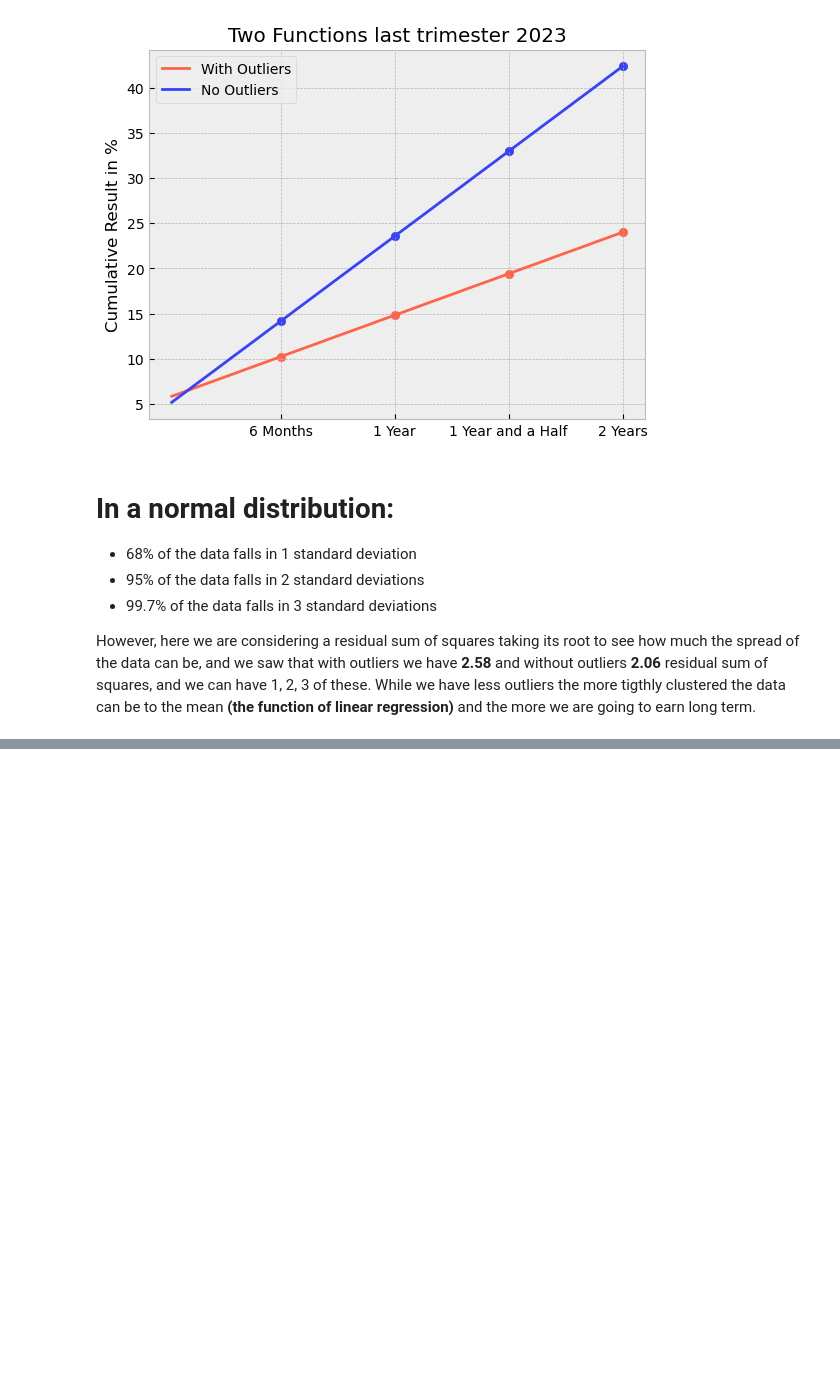
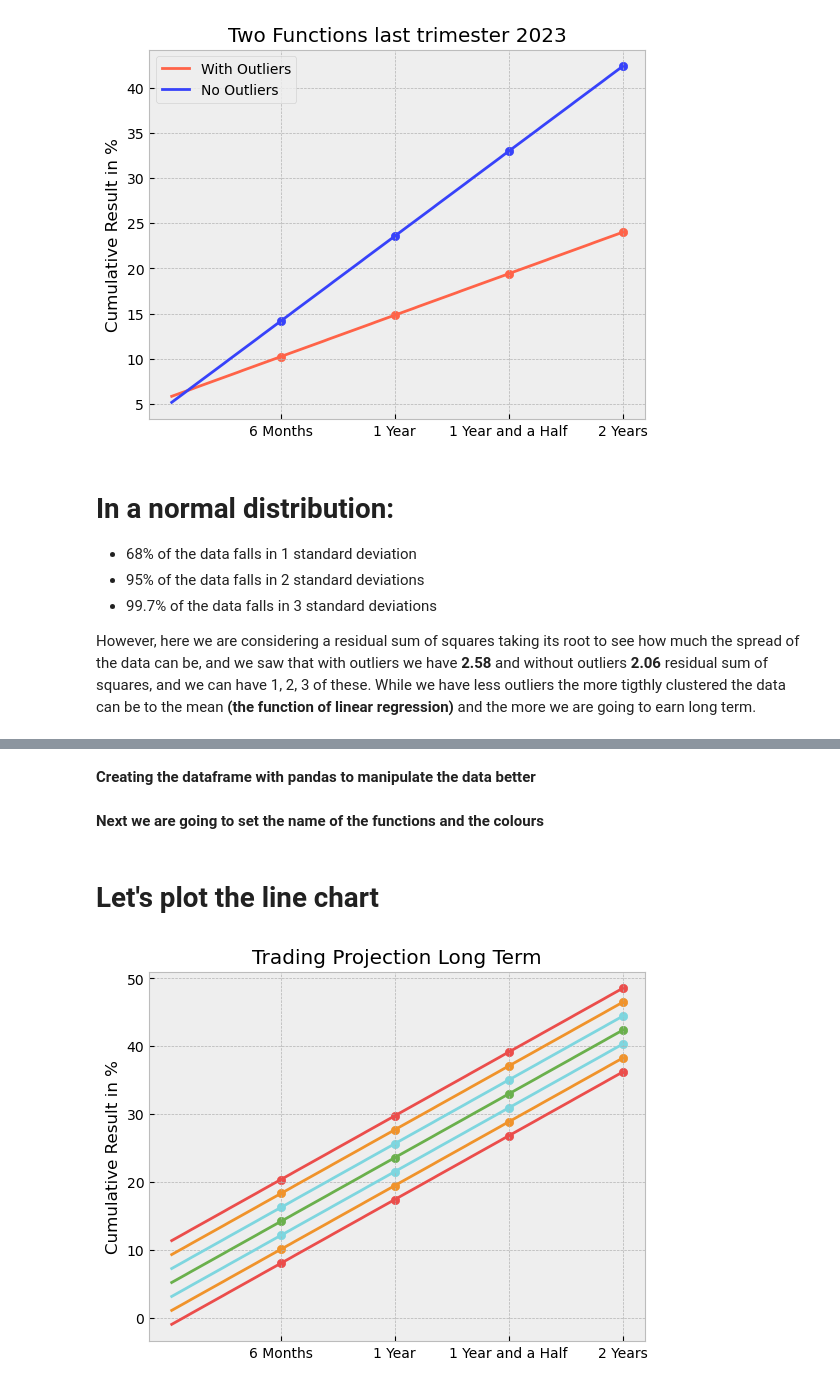
Before and after one commit to exio78/Data-Analysis, a Jupyter notebook: Probability/trading_roadmap/trading_projection_part_II.ipynb, the cells around one changed output, grey strips where cells are left out. Cells and saved outputs as stored; diff of their text form; code cells hidden in the pictures; blank space fills up the shorter version.

```diff
--- a/Probability/trading_roadmap/trading_projection_part_II.ipynb
+++ b/Probability/trading_roadmap/trading_projection_part_II.ipynb
@@ -537,0 +576,36 @@ However, here we are considering a residual sum of squares taking its root to se
+# %% [markdown]
+**Creating the dataframe with pandas to manipulate the data better**
+# %%
+regression_spread = pd.DataFrame({"three_above": three_std_above,
+                                   "two_above": two_std_above,
+                                  "one_above": one_std_above,
+                                  "regression": regression,
+                                  "one_below": one_std_below,
+                                  "two_below": two_std_below,
+                                  "three_below": three_std_below})
+# %% [markdown]
+**Next we are going to set the name of the functions and the colours**
+# %%
+functions_names = ['three_above', 'two_above', 'one_above', 'regression', 'one_below', 'two_below', 'three_below']
+colours = ["#eb4d4b", "#f0932b", "#7ed6df", "#6ab04c", "#7ed6df", "#f0932b", "#eb4d4b"]
+# %% [markdown]
+# Let's plot the line chart
+# %%
+for function in range(len(functions_names)):
+
+    plt.plot(regression_spread.index, regression_spread[functions_names[function]], color = colours[function])
+
+    # Placing the ordered pairs
+    for ordered_pair in [23, 47, 71, 95]:
+
+        x = regression_spread.index[ordered_pair]
+        y = round(regression_spread.loc[ordered_pair, functions_names[function]], 2)
+        plt.scatter(x, y, color = colours[function])
+
+plt.title("Trading Projection Long Term")
+plt.ylabel("Cumulative Result in %")
+
+plt.xticks(ticks = [23, 47, 71, 95], labels = ["6 Months", "1 Year", "1 Year and a Half", "2 Years"])
+plt.show()
+# %% [output]
+[figure, added]
```
Also changed, not shown: parts of 8 cells of this notebook, 2 other files.
